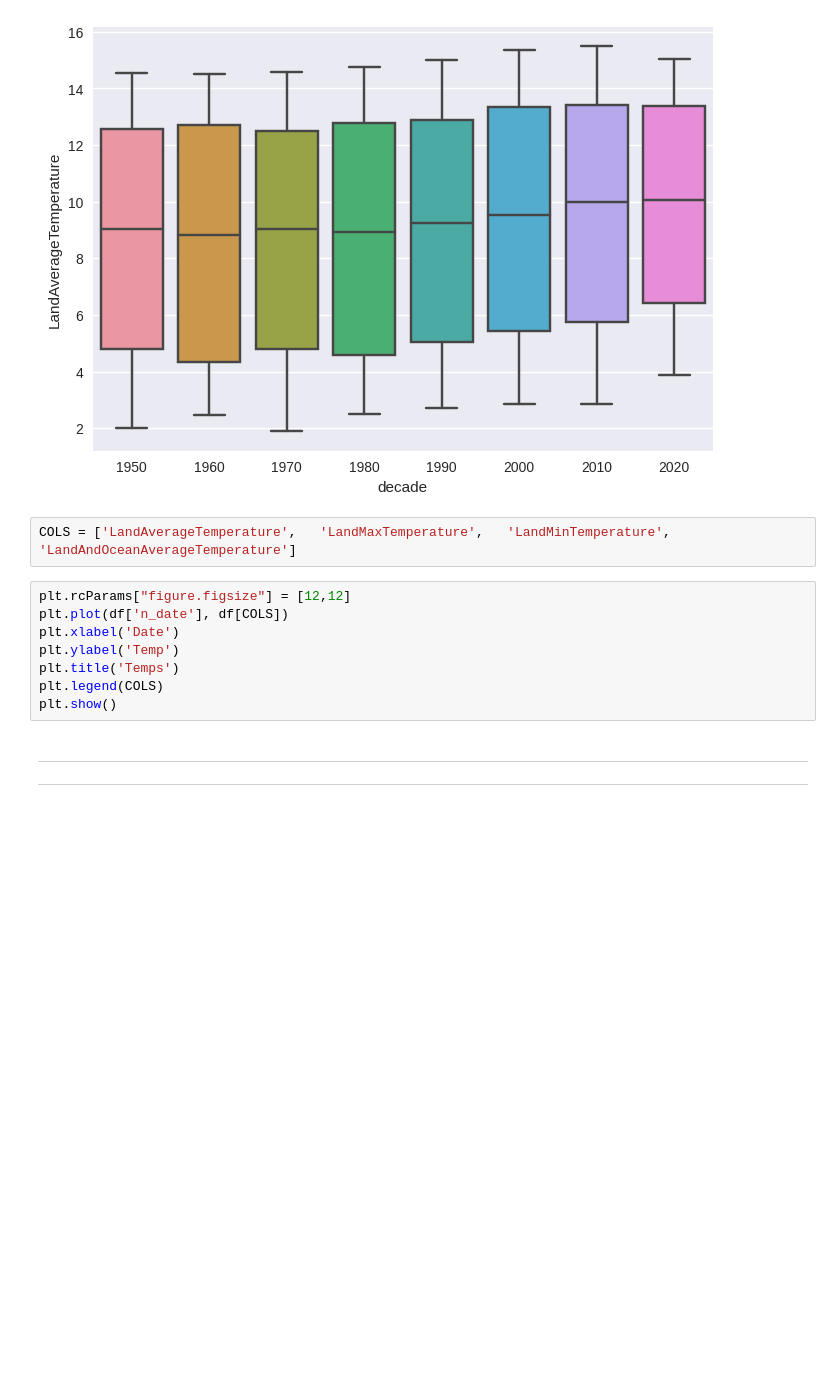
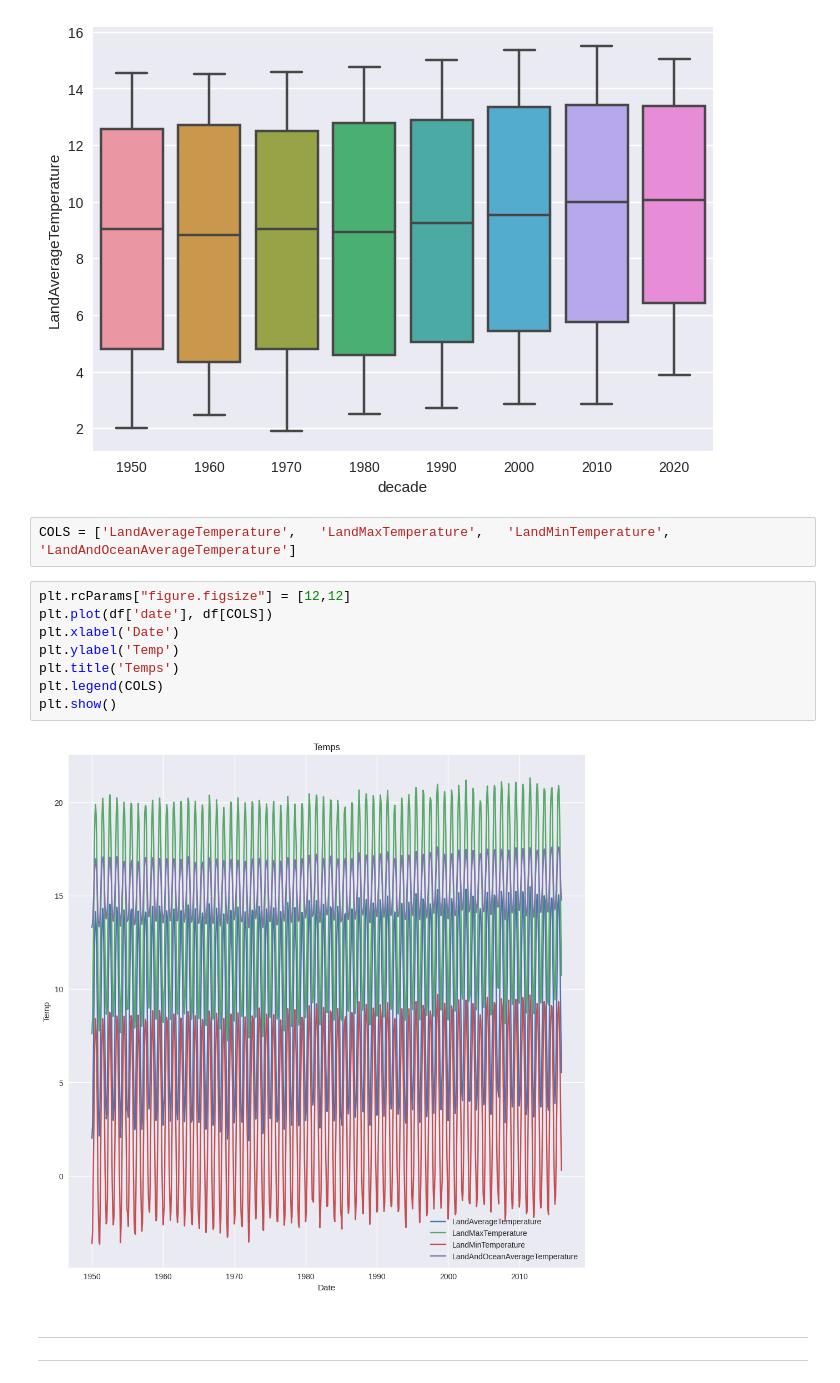
Before and after one commit to kentbutler/climate-data-model, a Jupyter notebook: src/Dataset_EDA.ipynb, the cells around one changed output. Drawn from its saved outputs; the diff is of its cells as text; blank space fills up the shorter version.

```diff
--- a/src/Dataset_EDA.ipynb
+++ b/src/Dataset_EDA.ipynb
@@ -125,12 +125,14 @@ sns.boxplot(data=df, x="decade", y="LandAverageTemperature")
 COLS = ['LandAverageTemperature',	'LandMaxTemperature',	'LandMinTemperature',	'LandAndOceanAverageTemperature']
 # %%
 plt.rcParams["figure.figsize"] = [12,12]
-plt.plot(df['n_date'], df[COLS])
+plt.plot(df['date'], df[COLS])
 plt.xlabel('Date')
 plt.ylabel('Temp')
 plt.title('Temps')
 plt.legend(COLS)
 plt.show()
+# %% [output]
+[figure, added]
 # %% [markdown]
 ---
 
```
Also changed, not shown: parts of 21 cells of this notebook, 7 other files.
